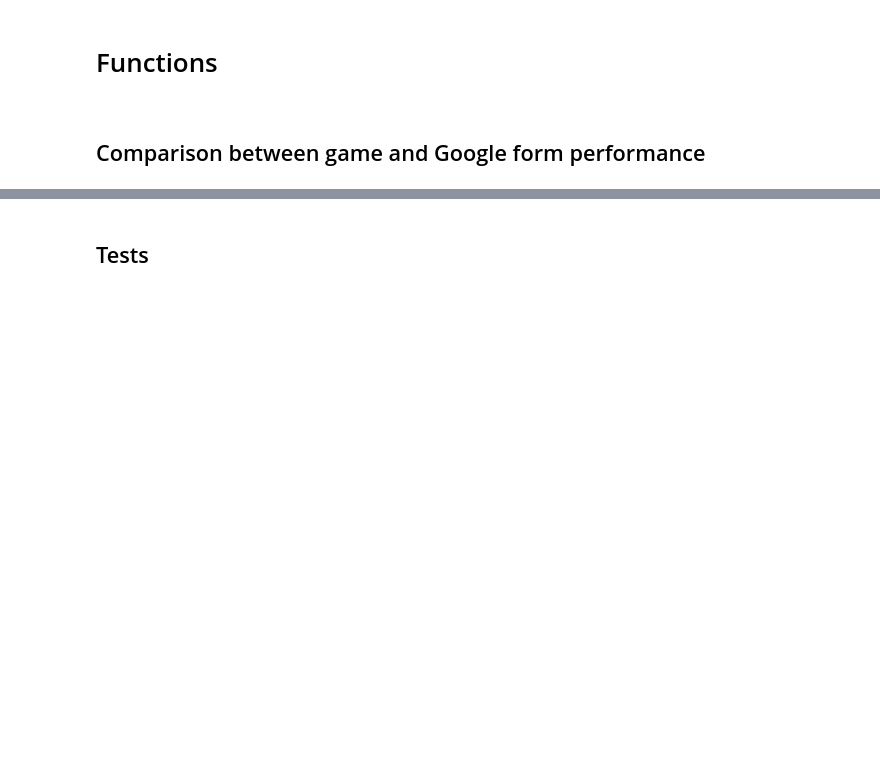
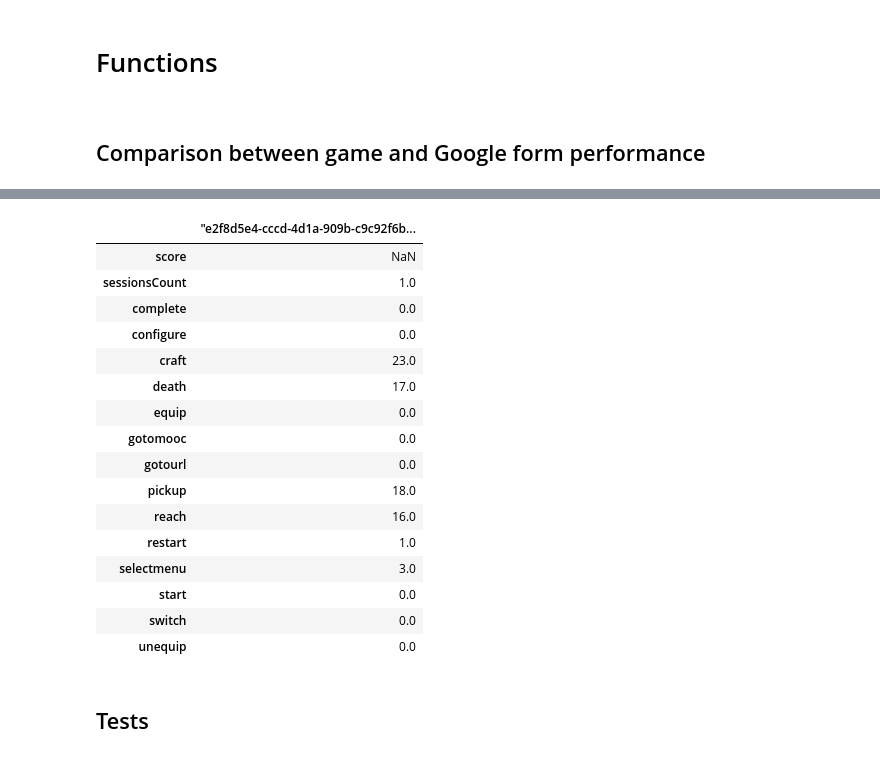
Before and after one commit to CyberCRI/dataanalysis-herocoli-redmetrics, a Jupyter notebook: v1.52/2. Per session and per user analysis.ipynb, the cells around one changed output, grey strips where cells are left out. Cells and saved outputs as stored; diff of their text form; code cells hidden in the pictures; blank space fills up the shorter version.

```diff
--- a/v1.52/2. Per session and per user analysis.ipynb
+++ b/v1.52/2. Per session and per user analysis.ipynb
@@ -341,0 +472,21 @@ def getDiscrepancyGameGForm( userId ):
+# %%
+testResult = getUserDataVector('"e2f8d5e4-cccd-4d1a-909b-c9c92f6b83c1"')
+testResult
+# %% [output]
+|  | "e2f8d5e4-cccd-4d1a-909b-c9c92f6b... |
+| score | NaN |
+| sessionsCount | 1.0 |
+| complete | 0.0 |
+| configure | 0.0 |
+| craft | 23.0 |
+| death | 17.0 |
+| equip | 0.0 |
+| gotomooc | 0.0 |
+| gotourl | 0.0 |
+| pickup | 18.0 |
+| reach | 16.0 |
+| restart | 1.0 |
+| selectmenu | 3.0 |
+| start | 0.0 |
+| switch | 0.0 |
+| unequip | 0.0 |
```
Also changed, not shown: parts of 16 cells of this notebook, 3 other files.
